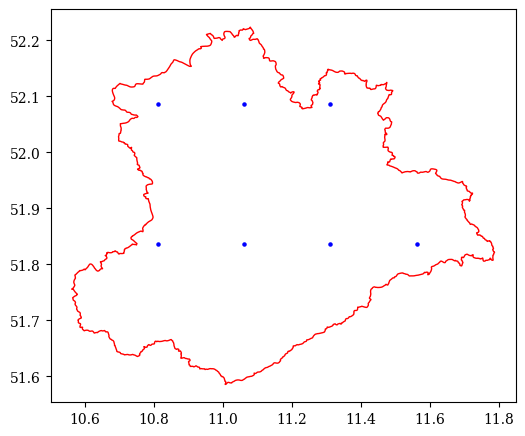
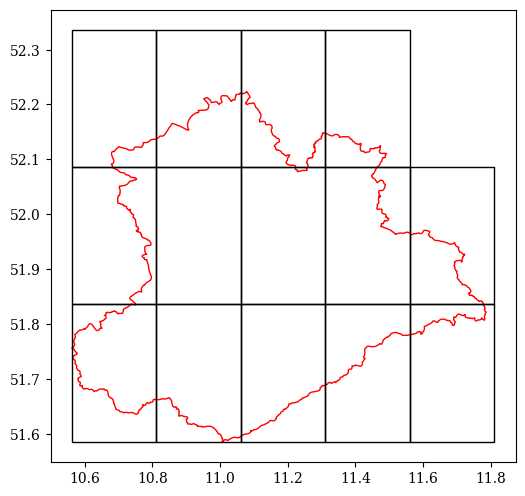
Unified diff of the notebook cell whose output changed from the first chart to the second:
--- before
+++ after
@@ -2,5 +2,5 @@
 
 roi.plot(ax=ax, facecolor="none", edgecolor="red")
-grid_roi.plot(ax=ax, markersize=5, color="blue")
+grid_roi.plot(ax=ax, facecolor="none")
 
 plt.show()

Commit: update repo